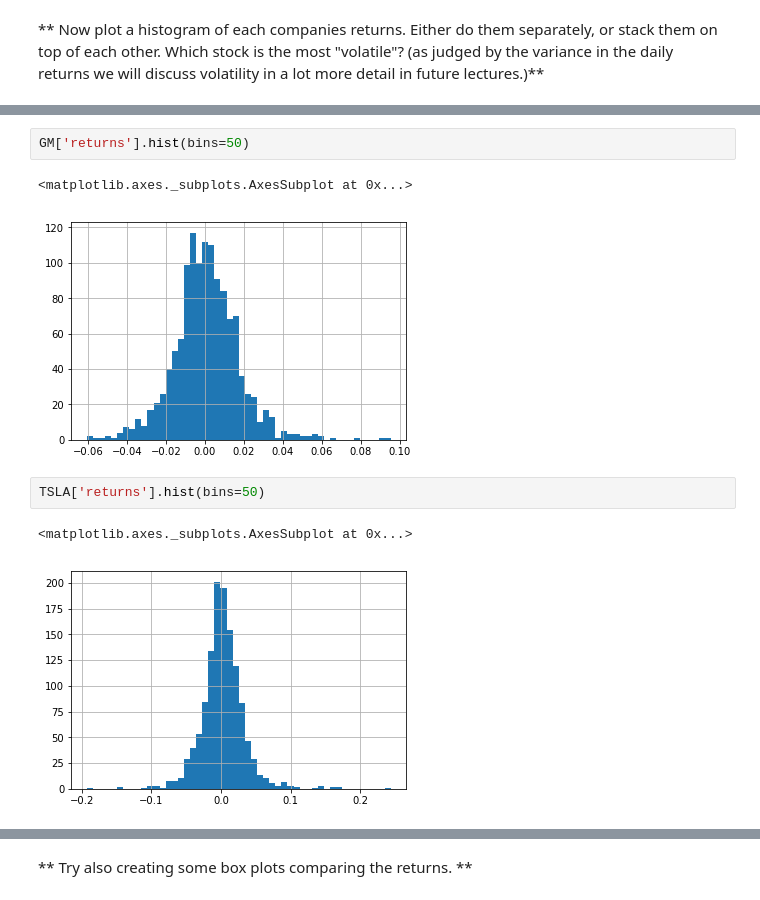
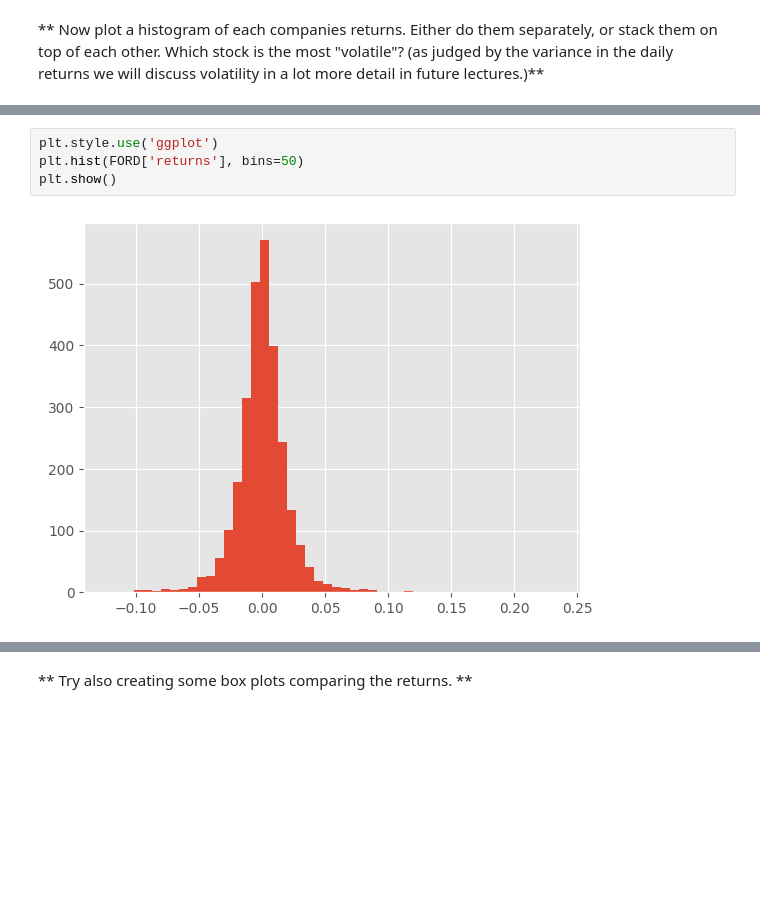
Before and after one commit to mattummal/ford-GM-share-price, a Jupyter notebook: analysis.ipynb, the cells around one changed output, grey strips where cells are left out. Saved outputs shown, nothing was run; the diff lists cells and outputs as text; blank space fills up the shorter version.

```diff
--- a/analysis.ipynb
+++ b/analysis.ipynb
@@ -308,10 +321,6 @@ FORD['returns'].hist(bins=50)
-# %%
-GM['returns'].hist(bins=50)
-# %% [output]
-<matplotlib.axes._subplots.AxesSubplot at 0x...>
-[figure, removed]
-# %%
-TSLA['returns'].hist(bins=50)
-# %% [output]
-<matplotlib.axes._subplots.AxesSubplot at 0x...>
-[figure, removed]
+# %%
+plt.style.use('ggplot')
+plt.hist(FORD['returns'], bins=50)
+plt.show()
+# %% [output]
+[figure, added]
```
Also changed, not shown: parts of 15 cells of this notebook.
